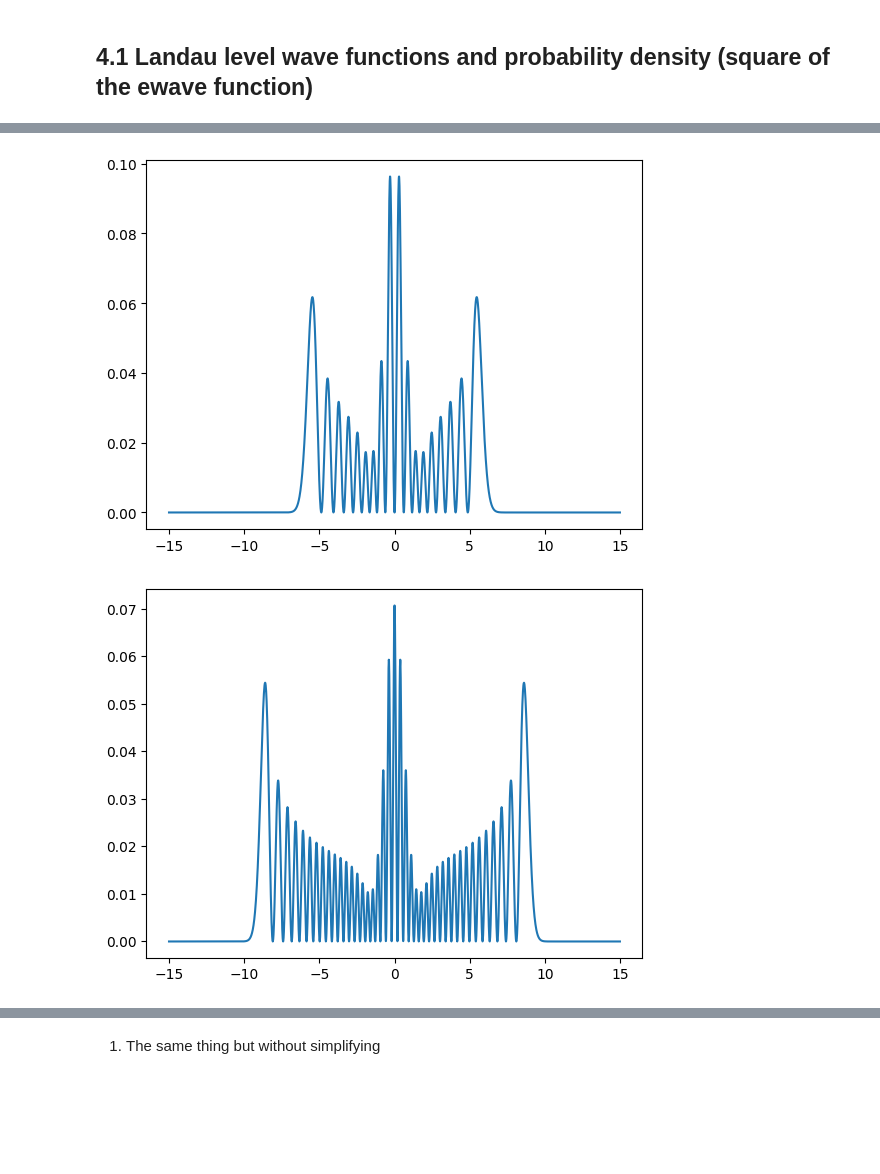
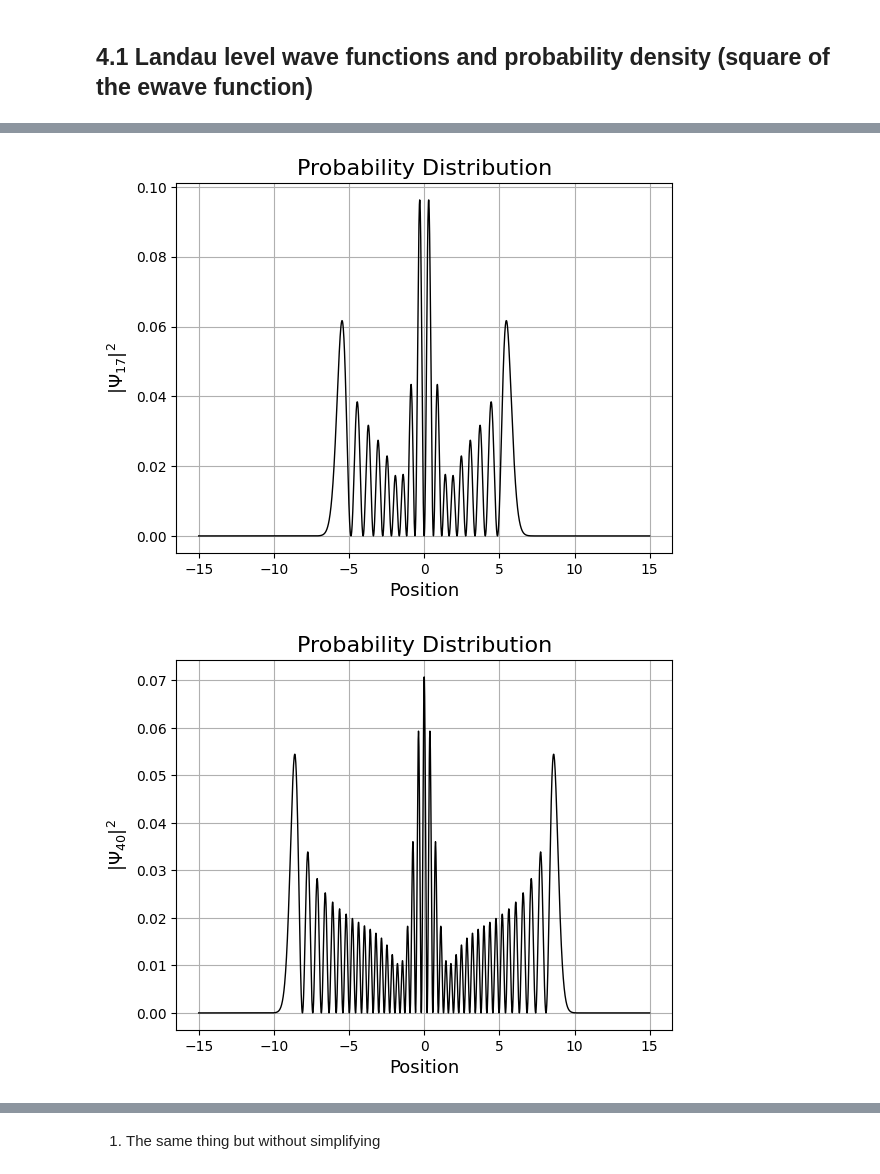
Before and after one commit to LuisGMM/UC3M_AdvancedQuantumPhysics_LAB_LandauLevels, a Jupyter notebook: src/UC3M_AdvancedQuantumPhysics_LAB_LandauLevels/main.ipynb, the cells around one changed output, grey strips where cells are left out. Saved outputs shown, nothing was run; the diff lists cells and outputs as text; code cells hidden in the pictures; blank space fills up the shorter version.

```diff
--- a/src/UC3M_AdvancedQuantumPhysics_LAB_LandauLevels/main.ipynb
+++ b/src/UC3M_AdvancedQuantumPhysics_LAB_LandauLevels/main.ipynb
@@ -34,6 +34,11 @@ for idx in range(17, 100):
     if idx not in (17, 40, 99):
         continue
 
-    plt.plot(x_, wave_array[idx])
+    plt.title(f'Wave function', fontsize='16')
+    plt.plot(x_, wave_array[idx], label=f'T(E)', color='black', linewidth=1)
+
+    plt.xlabel(r'Position', fontsize='13')
+    plt.ylabel(r'Amplitude of $\Psi_{{{:2d}}}$'.format(idx), fontsize='13')
+    plt.grid()
     plt.show()
 # %% [output]
@@ -43,11 +48,16 @@ for idx in range(17, 100):
 # %%
 for idx in range(17, 100):
 
     if idx not in (17, 40, 99):
         continue
 
-    plt.plot(x_, wave_array[idx] * wave_array[idx])
+    plt.title(f'Probability Distribution', fontsize='16')
+    plt.plot(x_, wave_array[idx] * wave_array[idx], label=f'T(E)', color='black', linewidth=1)
+
+    plt.xlabel(r'Position', fontsize='13')
+    plt.ylabel(r'$|\Psi_{{{:2d}}}|^2$'.format(idx), fontsize='13')
+    plt.grid()
     plt.show()
 # %% [output]
-[figure, old version]
+[figure, new version]
-[figure, old version]
+[figure, new version]
```
Also changed, not shown: parts of 2 cells of this notebook.
